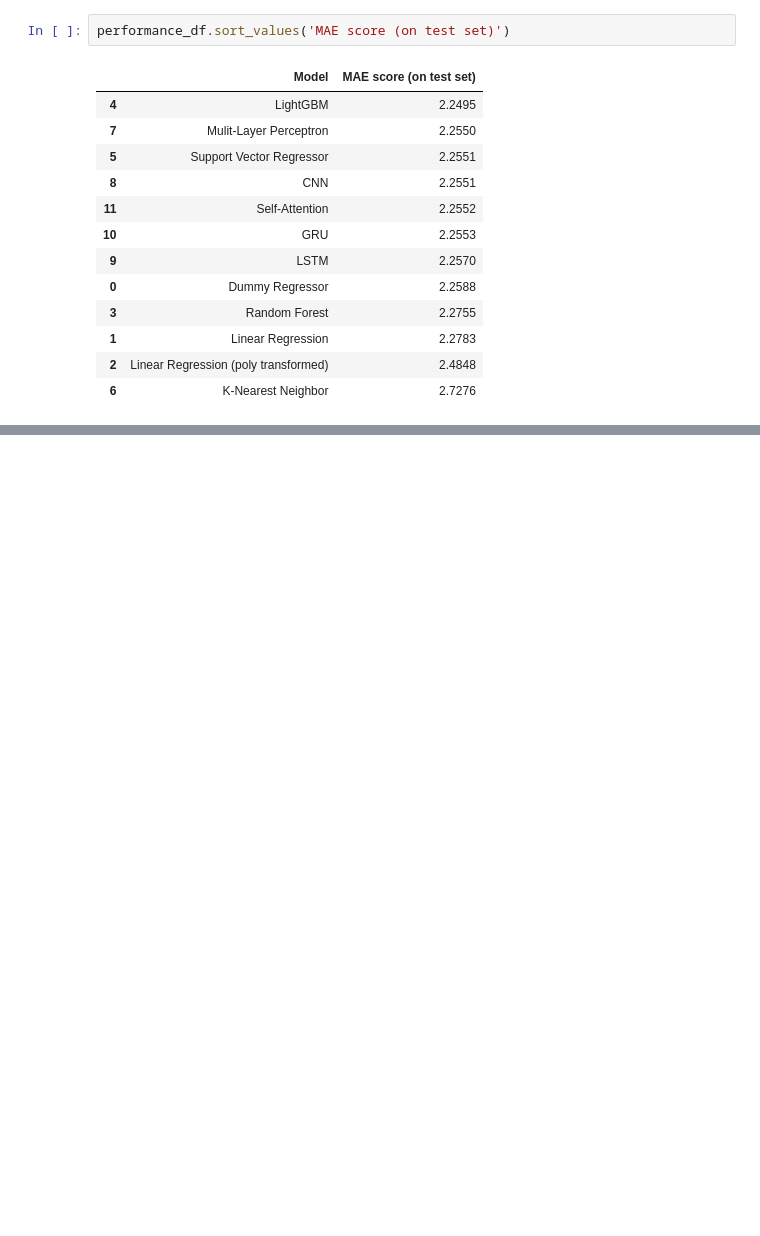
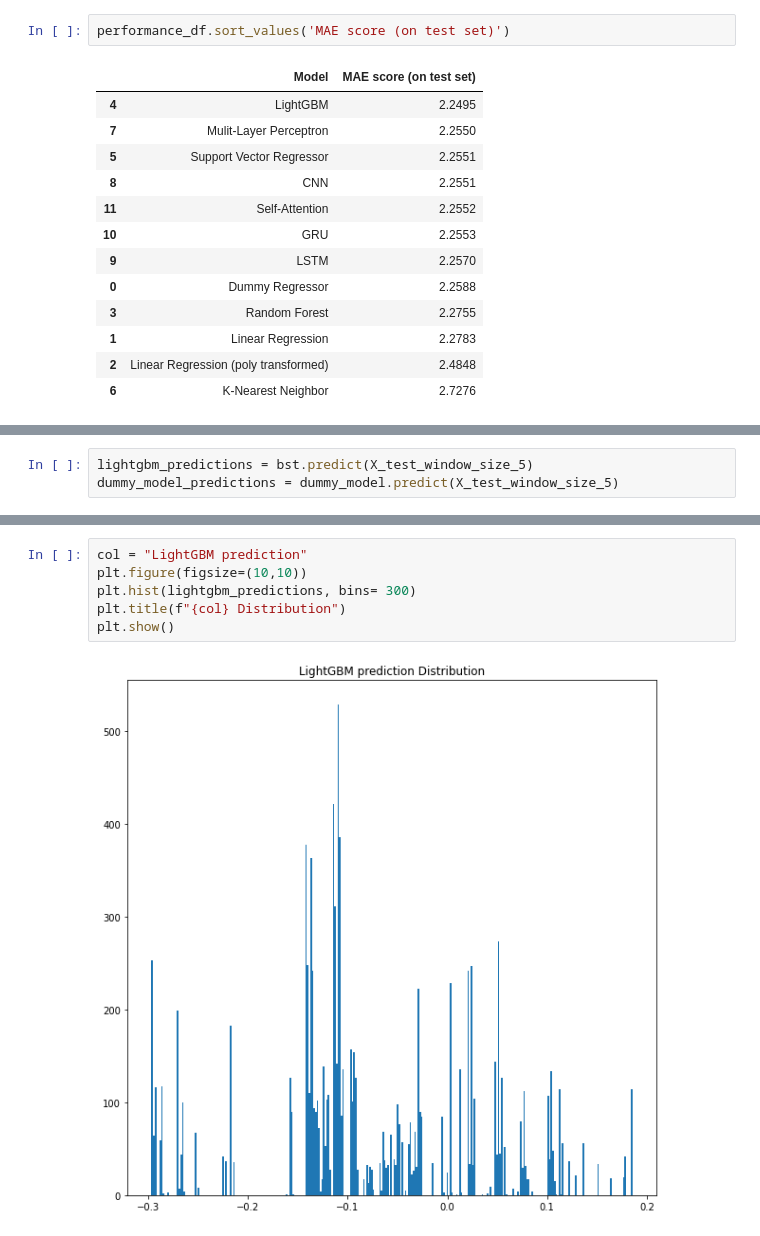
Before and after one commit to TazTornadoo/SigmoidFreud, a Jupyter notebook: Python/Submission/Electricity_price_prediction_5.ipynb, the cells around one changed output, grey strips where cells are left out. Drawn from its saved outputs; the diff is of its cells as text; blank space fills up the shorter version.

Commit message:
added error analysis and some graphs

```diff
--- a/Python/Submission/Electricity_price_prediction_5.ipynb
+++ b/Python/Submission/Electricity_price_prediction_5.ipynb
@@ -1148,0 +1162,3 @@ performance_df.sort_values('MAE score (on test set)')
+# %%
+lightgbm_predictions = bst.predict(X_test_window_size_5)
+dummy_model_predictions = dummy_model.predict(X_test_window_size_5)
@@ -1148,0 +1196,8 @@ performance_df.sort_values('MAE score (on test set)')
+# %%
+col = "LightGBM prediction"
+plt.figure(figsize=(10,10))
+plt.hist(lightgbm_predictions, bins= 300)
+plt.title(f"{col} Distribution")
+plt.show()
+# %% [output]
+[figure, added]
```
Also changed, not shown: parts of 10 cells of this notebook.
